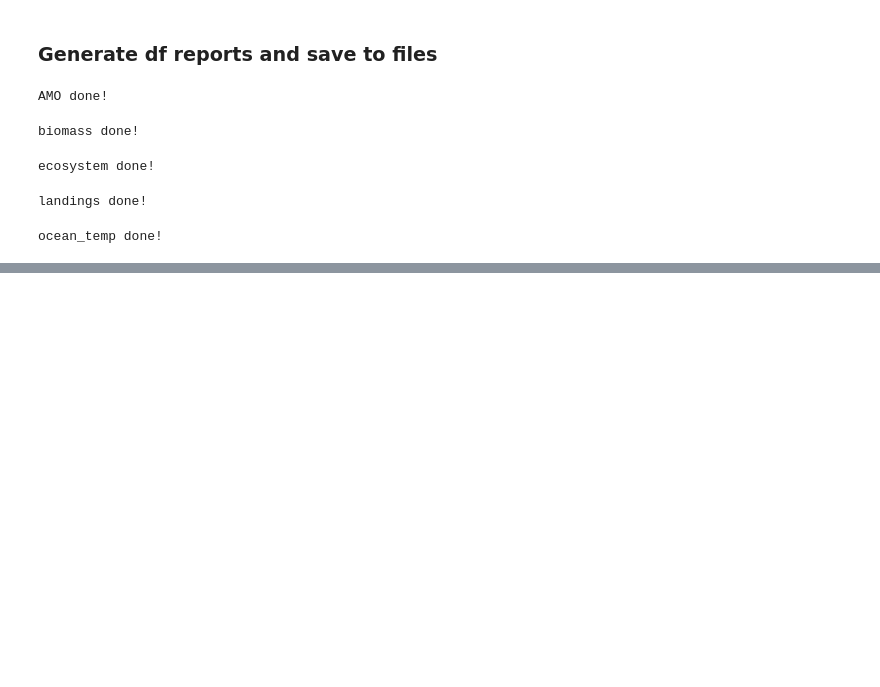
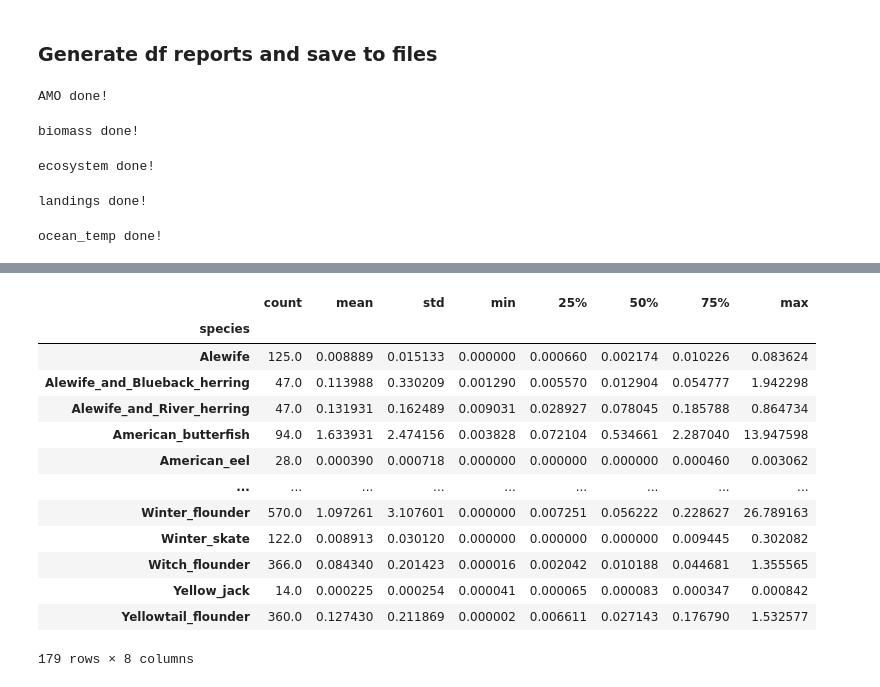
Before and after one commit to nycantwell/nycantwell, a Jupyter notebook: NW_Atlantic_Fishery_Sustainability/notebooks/02_data_definition_and_cleaning.ipynb, the cells around one changed output, grey strips where cells are left out. Saved outputs shown, nothing was run; the diff lists cells and outputs as text; code cells hidden in the pictures; blank space fills up the shorter version.

```diff
--- a/NW_Atlantic_Fishery_Sustainability/notebooks/02_data_definition_and_cleaning.ipynb
+++ b/NW_Atlantic_Fishery_Sustainability/notebooks/02_data_definition_and_cleaning.ipynb
@@ -83,0 +97,10 @@ dtype: object
+# %%
+print(biomass_df.columns)
+print(landings_df.columns)
+
+biomass_df.drop(['biomass_SE', 'abundance_SE', 'biomass_index_SE', 'abundance_index_units', 'abundance_index_SE'],
+    axis=1, inplace=True)
+landings_df.rename(columns={'landings_biomass':'biomass', 'landings_abund':'abundance',
+    'landings_biomass_index':'biomass_index', 'landings_abund_index':'abundance_index'}, inplace=True)
+print(biomass_df.columns)
+print(landings_df.columns)
@@ -83,0 +123,6 @@ dtype: object
+# %%
+fish_df = pd.concat([biomass_df, landings_df], ignore_index=True)
+print(fish_df.tail())
+print(fish_df.shape)
+print(biomass_df.shape)
+print(landings_df.shape)
@@ -83,0 +149,19 @@ dtype: object
+# %%
+df_grouped = fish_df.groupby(by='species').describe()
+# %%
+df_grouped[df_grouped['biomass']['count']>1]['biomass']
+# %% [output]
+|  | count | mean | std | min | 25% | 50% | 75% | max |
+| species |  |  |  |  |  |  |  |  |
+| Alewife | 125.0 | 0.008889 | 0.015133 | 0.000000 | 0.000660 | 0.002174 | 0.010226 | 0.083624 |
+| Alewife_and_Blueback_herring | 47.0 | 0.113988 | 0.330209 | 0.001290 | 0.005570 | 0.012904 | 0.054777 | 1.942298 |
+| Alewife_and_River_herring | 47.0 | 0.131931 | 0.162489 | 0.009031 | 0.028927 | 0.078045 | 0.185788 | 0.864734 |
+| American_butterfish | 94.0 | 1.633931 | 2.474156 | 0.003828 | 0.072104 | 0.534661 | 2.287040 | 13.947598 |
+| American_eel | 28.0 | 0.000390 | 0.000718 | 0.000000 | 0.000000 | 0.000000 | 0.000460 | 0.003062 |
+| ... | ... | ... | ... | ... | ... | ... | ... | ... |
+| Winter_flounder | 570.0 | 1.097261 | 3.107601 | 0.000000 | 0.007251 | 0.056222 | 0.228627 | 26.789163 |
+| Winter_skate | 122.0 | 0.008913 | 0.030120 | 0.000000 | 0.000000 | 0.000000 | 0.009445 | 0.302082 |
+| Witch_flounder | 366.0 | 0.084340 | 0.201423 | 0.000016 | 0.002042 | 0.010188 | 0.044681 | 1.355565 |
+| Yellow_jack | 14.0 | 0.000225 | 0.000254 | 0.000041 | 0.000065 | 0.000083 | 0.000347 | 0.000842 |
+| Yellowtail_flounder | 360.0 | 0.127430 | 0.211869 | 0.000002 | 0.006611 | 0.027143 | 0.176790 | 1.532577 |
+179 rows × 8 columns
```
Also changed, not shown: parts of 14 cells of this notebook, 7 other files.
